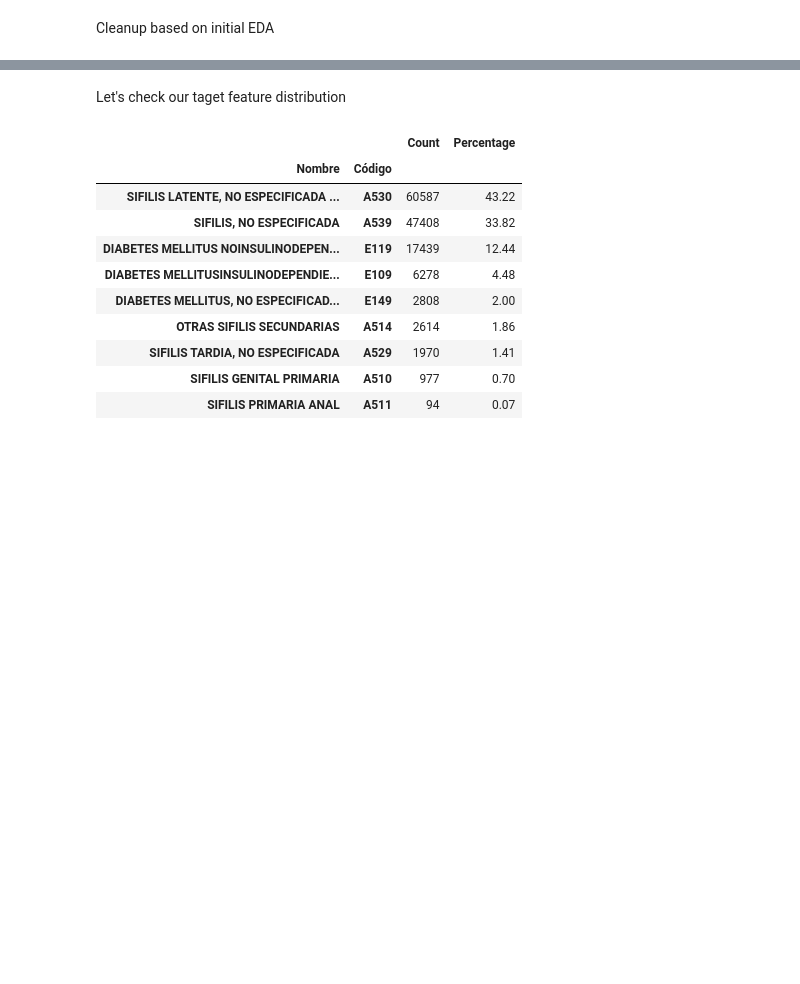
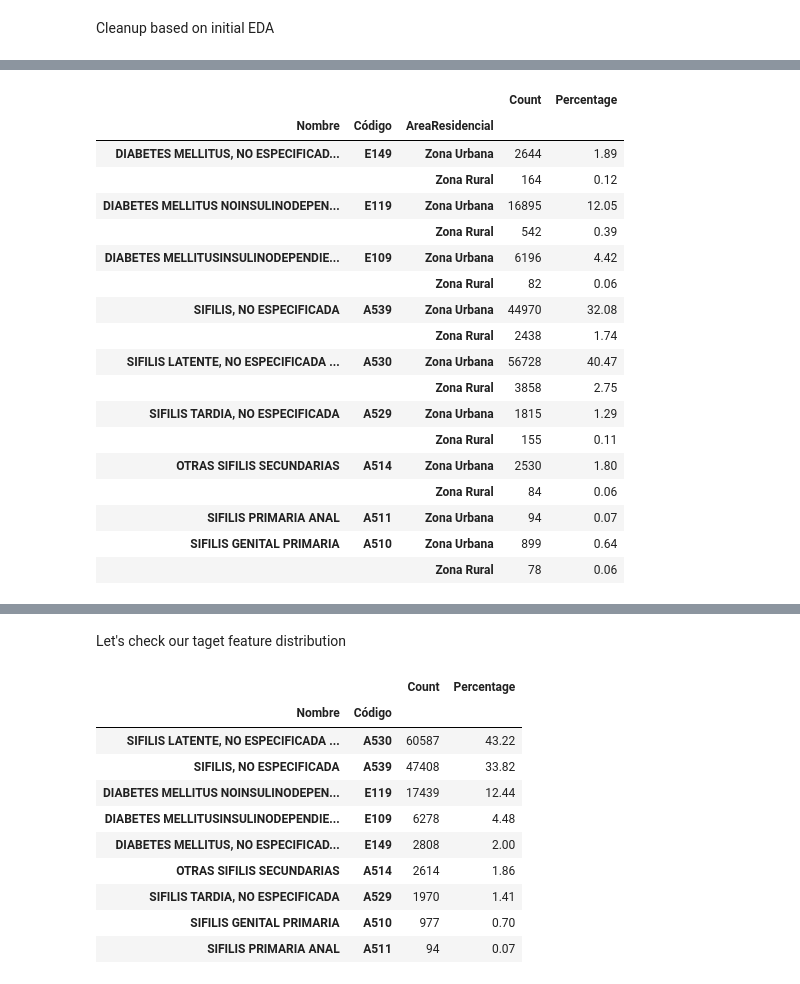
Before and after one commit to JuanGomez12/DataScience4AllProject, a Jupyter notebook: scripts/deep_EDA.ipynb, the cells around one changed output, grey strips where cells are left out. Drawn from its saved outputs; the diff is of its cells as text; code cells hidden in the pictures; blank space fills up the shorter version.

```diff
--- a/scripts/deep_EDA.ipynb
+++ b/scripts/deep_EDA.ipynb
@@ -46,3 +50,6 @@ notas.head()
 | 2 | 40391 | A530 | SIFILIS LATENTE, NO ESPECIFICADA ... | Confirmado Repetido | usuaria la cual se ve pertinente ... |
 | 3 | 106350 | A530 | SIFILIS LATENTE, NO ESPECIFICADA ... | Confirmado Repetido | 1. Se formula TAR (TDF/FTC+EFV) 2... |
 | 4 | 105840 | A530 | SIFILIS LATENTE, NO ESPECIFICADA ... | Confirmado Repetido | EDUCACIÓN Se brinda retroalimenta... |
+# %%
+sociodemografico = pd.read_csv(str(data_path / "sociodemografico.csv"),sep=';')
+sociodemografico.head()
@@ -62,3 +82,7 @@ notas.head()
 | 2 | 40391.0 | A530 | SIFILIS LATENTE, NO ESPECIFICADA ... | Confirmado Repetido | usuaria ve pertinente seguimiento... |
 | 3 | 106350.0 | A530 | SIFILIS LATENTE, NO ESPECIFICADA ... | Confirmado Repetido | 1. formula TAR (TDF/FTC+EFV) 2. S... |
 | 4 | 105840.0 | A530 | SIFILIS LATENTE, NO ESPECIFICADA ... | Confirmado Repetido | EDUCACION brinda retroalimentacio... |
+# %%
+# Merge the sociodemographic with the medical notes data
+merged = sociodemografico.merge(notas, how='inner', on='IDRecord')
+merged.head(5)
@@ -64,0 +153,24 @@ notas.head()
+# %%
+area_residencial = merged[['Nombre', 'Código', 'AreaResidencial']].value_counts().to_frame('Count')
+area_residencial['Percentage'] = (area_residencial.Count / sum(area_residencial.Count) * 100).round(2)
+area_residencial.sort_values(['Código', 'Count'], ascending=False)
+# %% [output]
+|  |  |  | Count | Percentage |
+| Nombre | Código | AreaResidencial |  |  |
+| DIABETES MELLITUS, NO ESPECIFICAD... | E149 | Zona Urbana | 2644 | 1.89 |
+|  |  | Zona Rural | 164 | 0.12 |
+| DIABETES MELLITUS NOINSULINODEPEN... | E119 | Zona Urbana | 16895 | 12.05 |
+|  |  | Zona Rural | 542 | 0.39 |
+| DIABETES MELLITUSINSULINODEPENDIE... | E109 | Zona Urbana | 6196 | 4.42 |
+|  |  | Zona Rural | 82 | 0.06 |
+| SIFILIS, NO ESPECIFICADA | A539 | Zona Urbana | 44970 | 32.08 |
+|  |  | Zona Rural | 2438 | 1.74 |
+| SIFILIS LATENTE, NO ESPECIFICADA ... | A530 | Zona Urbana | 56728 | 40.47 |
+|  |  | Zona Rural | 3858 | 2.75 |
+| SIFILIS TARDIA, NO ESPECIFICADA | A529 | Zona Urbana | 1815 | 1.29 |
+|  |  | Zona Rural | 155 | 0.11 |
+| OTRAS SIFILIS SECUNDARIAS | A514 | Zona Urbana | 2530 | 1.80 |
+|  |  | Zona Rural | 84 | 0.06 |
+| SIFILIS PRIMARIA ANAL | A511 | Zona Urbana | 94 | 0.07 |
+| SIFILIS GENITAL PRIMARIA | A510 | Zona Urbana | 899 | 0.64 |
+|  |  | Zona Rural | 78 | 0.06 |
```
Also changed, not shown: parts of 12 cells of this notebook.
